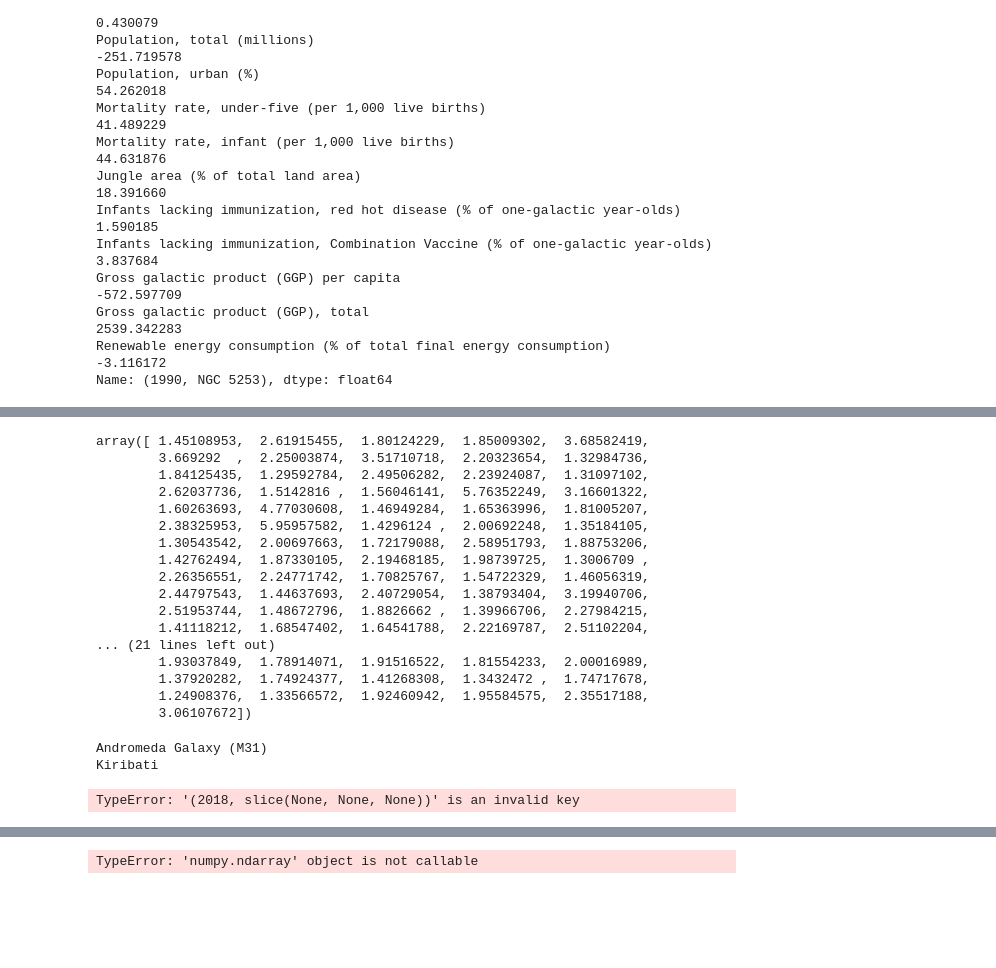
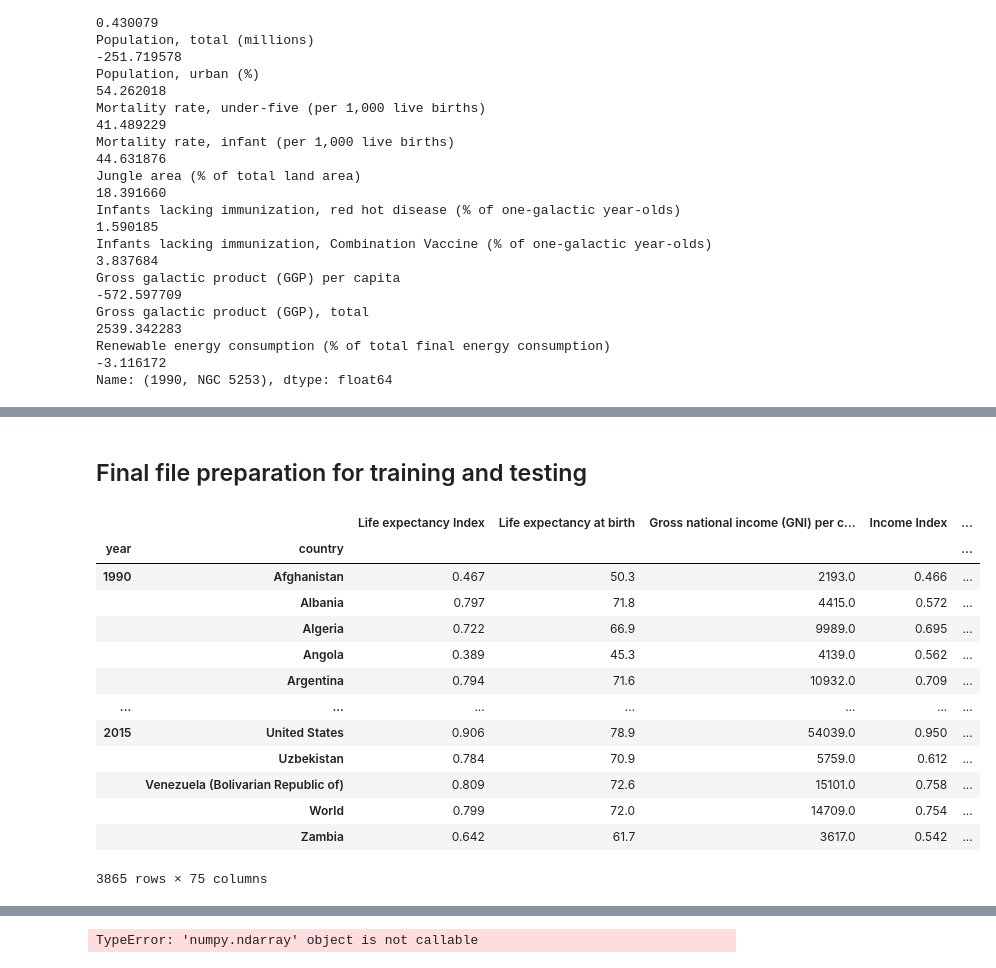
Before and after one commit to D1nay/prohack2020, a Jupyter notebook: Mapping countries to galaxies.ipynb, the cells around one changed output, grey strips where cells are left out. Cells and saved outputs as stored; diff of their text form; code cells hidden in the pictures; blank space fills up the shorter version.

Commit message:
Created train and test files; major housekeeping in the notebook

```diff
--- a/Mapping countries to galaxies.ipynb
+++ b/Mapping countries to galaxies.ipynb
@@ -905,0 +600,3 @@ contest_comp.loc[idx[:, 'ESO 383-087 (ISG 39)'],]
+# %%
+# For loading
+gtc_dict = load_obj('Galaxy-to-country map')
@@ -1087,3 +717,0 @@ galaxy_to_country
-# %%
-y_vals_train = data_train.set_index(['galactic year', 'galaxy'])['y'].rename(index=galaxy_to_country)
-print(y_vals_train)
@@ -1110,30 +718,34 @@ undp_train.to_csv('dataset/undp_train.csv', na_rep='nan')
-# %%
-np.min(pair_dist_aver, axis=1)
-# %% [output]
-array([ 1.45108953,  2.61915455,  1.80124229,  1.85009302,  3.68582419,
-        3.669292  ,  2.25003874,  3.51710718,  2.20323654,  1.32984736,
-        1.84125435,  1.29592784,  2.49506282,  2.23924087,  1.31097102,
-        2.62037736,  1.5142816 ,  1.56046141,  5.76352249,  3.16601322,
-        1.60263693,  4.77030608,  1.46949284,  1.65363996,  1.81005207,
-        2.38325953,  5.95957582,  1.4296124 ,  2.00692248,  1.35184105,
-        1.30543542,  2.00697663,  1.72179088,  2.58951793,  1.88753206,
-        1.42762494,  1.87330105,  2.19468185,  1.98739725,  1.3006709 ,
-        2.26356551,  2.24771742,  1.70825767,  1.54722329,  1.46056319,
-        2.44797543,  1.44637693,  2.40729054,  1.38793404,  3.19940706,
-        2.51953744,  1.48672796,  1.8826662 ,  1.39966706,  2.27984215,
-        1.41118212,  1.68547402,  1.64541788,  2.22169787,  2.51102204,
-... (21 lines left out)
-        1.93037849,  1.78914071,  1.91516522,  1.81554233,  2.00016989,
-        1.37920282,  1.74924377,  1.41268308,  1.3432472 ,  1.74717678,
-        1.24908376,  1.33566572,  1.92460942,  1.95584575,  2.35517188,
-        3.06107672])
-# %%
-print (unique_names[0])
-print (full_list[90])
-# %% [output]
-Andromeda Galaxy (M31)
-Kiribati
-# %%
-undp_clean.drop(axis=0, index=[idx[2018, :],])
-# %% [output]
-TypeError: '(2018, slice(None, None, None))' is an invalid key
+# %% [markdown]
+## Final file preparation for training and testing
+# %%
+# Get 'y' values
+y_vals_train = data_train.set_index(['galactic year', 'galaxy'])['y'].rename(index=gtc_dict).rename(index=di)
+y_vals_train = y_vals_train[y_vals_train.index.rename(['year', 'country'])]
+
+undp_y = undp_clean_with_world.copy()
+undp_y['y'] = y_vals_train
+undp_train = undp_y[~undp_y['y'].isna()]
+
+undp_train.to_csv('dataset/undp_train.csv', na_rep='nan')
+
+undp_test = undp_y.loc[data_test_cl.rename(gtc_dict).index]
+undp_test = undp_test.drop(labels='y', axis=1)
+
+undp_test.to_csv('dataset/undp_test.csv', na_rep='nan')
+# %%
+undp_train
+# %% [output]
+|  |  | Life expectancy Index | Life expectancy at birth | Gross national income (GNI) per c... | Income Index | ... |
+| year | country |  |  |  |  | ... |
+| 1990 | Afghanistan | 0.467 | 50.3 | 2193.0 | 0.466 | ... |
+|  | Albania | 0.797 | 71.8 | 4415.0 | 0.572 | ... |
+|  | Algeria | 0.722 | 66.9 | 9989.0 | 0.695 | ... |
+|  | Angola | 0.389 | 45.3 | 4139.0 | 0.562 | ... |
+|  | Argentina | 0.794 | 71.6 | 10932.0 | 0.709 | ... |
+| ... | ... | ... | ... | ... | ... | ... |
+| 2015 | United States | 0.906 | 78.9 | 54039.0 | 0.950 | ... |
+|  | Uzbekistan | 0.784 | 70.9 | 5759.0 | 0.612 | ... |
+|  | Venezuela (Bolivarian Republic of) | 0.809 | 72.6 | 15101.0 | 0.758 | ... |
+|  | World | 0.799 | 72.0 | 14709.0 | 0.754 | ... |
+|  | Zambia | 0.642 | 61.7 | 3617.0 | 0.542 | ... |
+3865 rows × 75 columns
```
Also changed, not shown: parts of 58 cells of this notebook, 4 other files.
